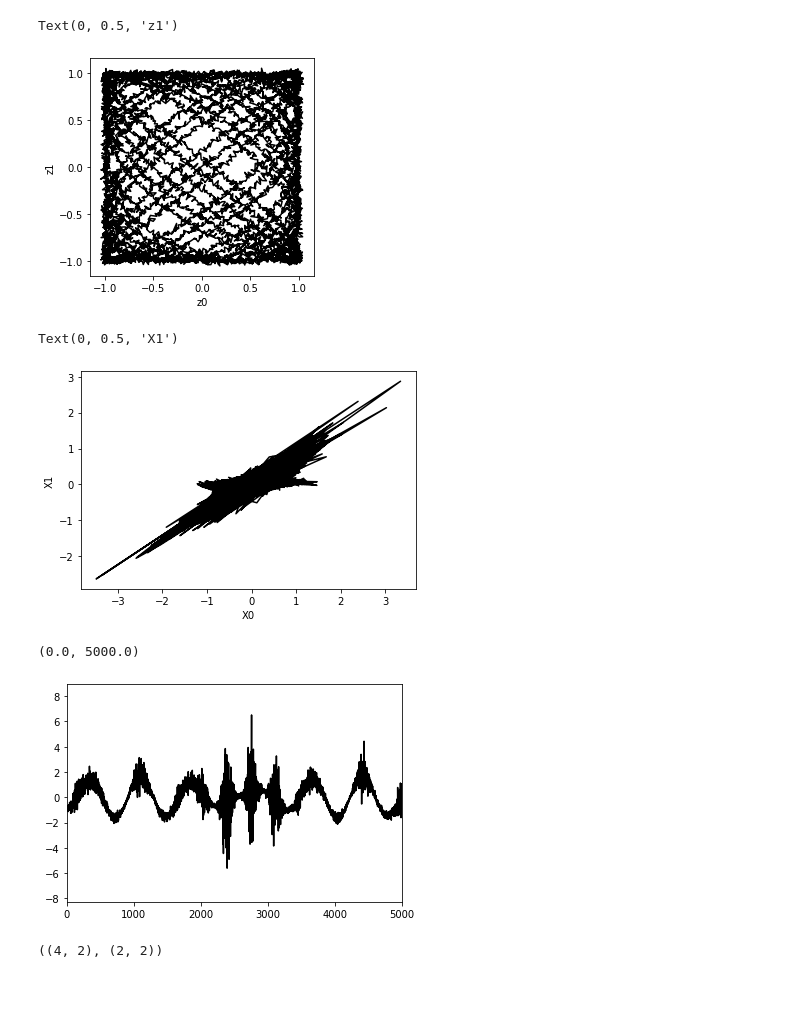
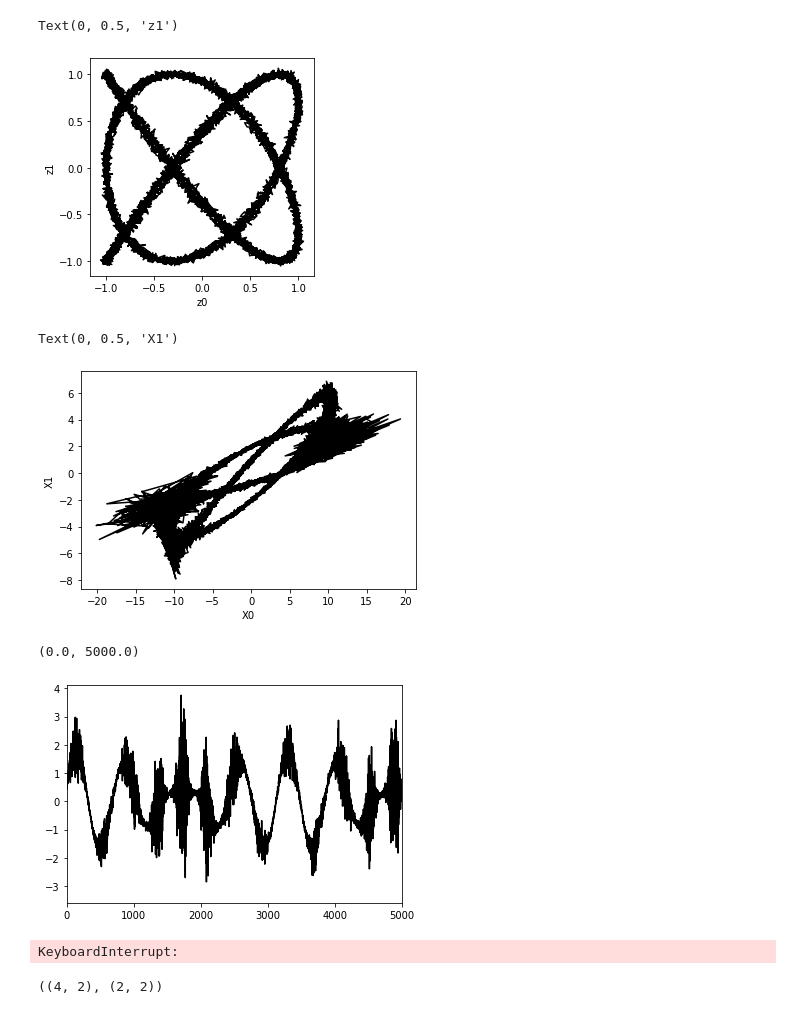
Before and after one commit to christiando/gaussian-toolbox, a Jupyter notebook: notebooks/timeseries/DevNB.ipynb, the cells around one changed output. Saved outputs shown, nothing was run; the diff lists cells and outputs as text; code cells hidden in the pictures.

```diff
--- a/notebooks/timeseries/DevNB.ipynb
+++ b/notebooks/timeseries/DevNB.ipynb
@@ -49,7 +49,7 @@ def generate_heteroscedastic_data(T, Dx, Dz, Du, sigma_z = .02, sigma_x = .02):
     phase = 2 * numpy.pi * numpy.random.rand(Dz)
     for idz in range(Dz):
         z[idz] = 1*numpy.cos(2 * numpy.pi * numpy.arange(T) * freq[idz] + phase[idz]) + noise_z[idz]
-    D_Sigma = 2 * beta[:,None] * numpy.cosh(numpy.dot(w, z) + b_w[:,None])
+    D_Sigma = 2 * beta[:,None] * (numpy.cosh(numpy.dot(w, z) + b_w[:,None]))
     x = numpy.zeros((Dx,T))
     mu_x = numpy.dot(C, z)
     noise_x = numpy.random.randn(Dx, T)
@@ -61,29 +61,29 @@ def generate_heteroscedastic_data(T, Dx, Dz, Du, sigma_z = .02, sigma_x = .02):
 # %%
 Dz = 2
 Dx = 10
-Du = 4
+Du = 3
 T = 10000
-X, z, params_dict = generate_heteroscedastic_data(T, Dx, Dz, Du)
+X, z, params_dict = generate_heteroscedastic_data(T, Dx, Dz, Du, sigma_x=.01)
 pyplot.figure(figsize=(4,4))
 pyplot.plot(z[:,0], z[:,1], 'k')
 pyplot.xlabel('z0')
 pyplot.ylabel('z1')
 # %% [output]
 Text(0, 0.5, 'z1')
-[figure, old version]
+[figure, new version]
 # %%
-pyplot.plot(X[:,1], X[:,7], 'k')
+pyplot.plot(X[:,1], X[:,2], 'k')
 pyplot.xlabel('X0')
 pyplot.ylabel('X1')
 # %% [output]
 Text(0, 0.5, 'X1')
-[figure, old version]
+[figure, new version]
 # %%
 pyplot.plot(X[:,0], 'k')
 pyplot.xlim([0,5000])
 # %% [output]
 (0.0, 5000.0)
-[figure, old version]
+[figure, new version]
 # %%
 A, b = numpy.eye(Dz), numpy.zeros(Dz)
 C = params_dict['C']
@@ -96,6 +96,8 @@ beta = params_dict['beta']
 hks = HeteroscedasticKalmanSmoother(X, A, b, Qz, C, d, U, W, beta, sigma_x)
 hks.forward_path()
 hks.backward_path()
+# %% [output]
+KeyboardInterrupt:
 # %%
 U.shape, params_dict['w'].shape
 # %% [output]
```
Also changed, not shown: parts of 21 cells of this notebook, 2 other files.
